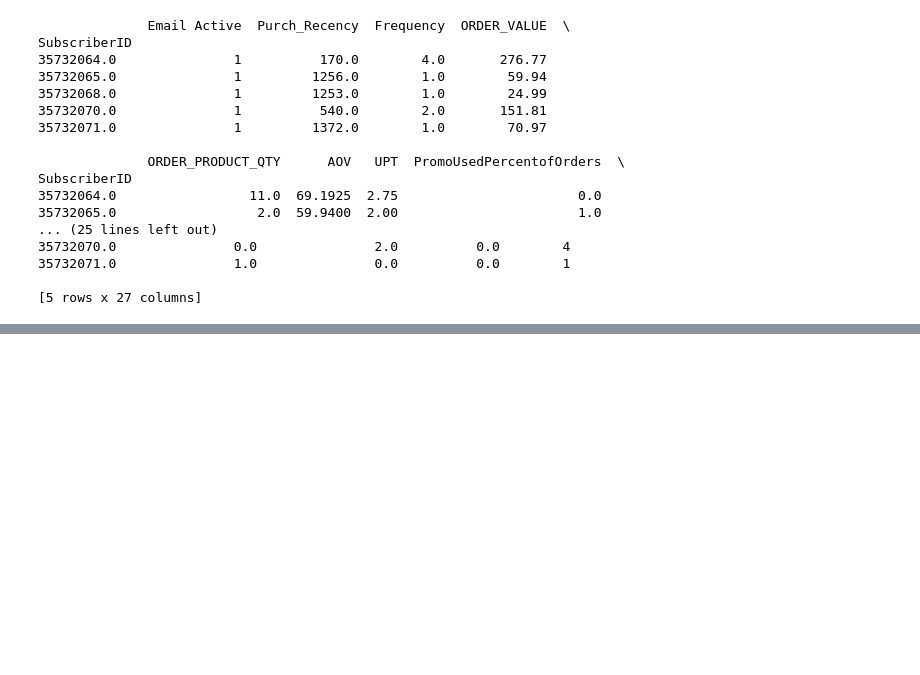
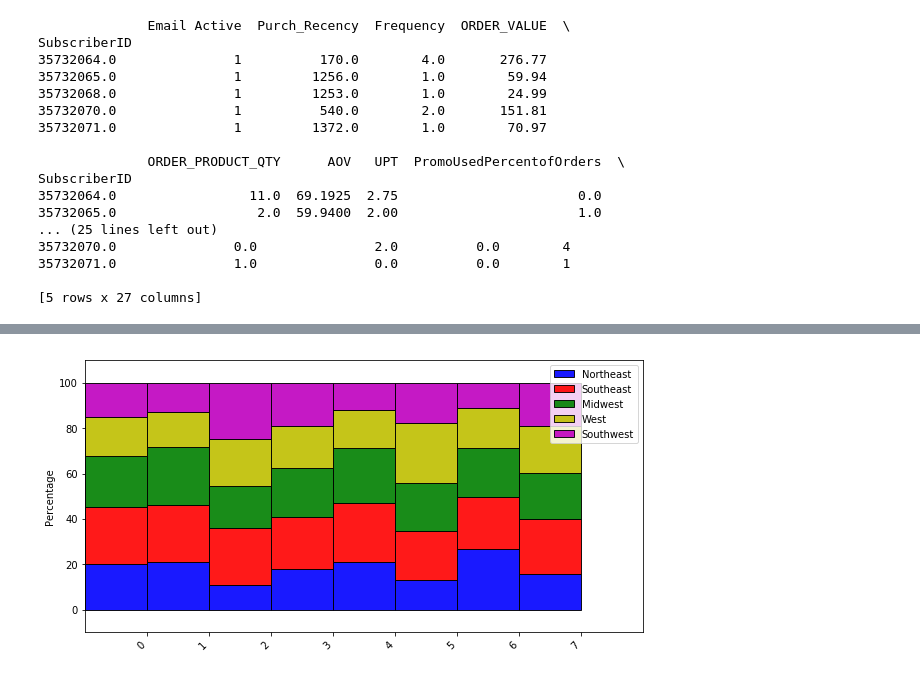
Before and after one commit to juliannarenaud/springboarddatasciencecourse, a Jupyter notebook: Project 2 Milestone Report.ipynb, the cells around one changed output, grey strips where cells are left out. Cells and saved outputs as stored; diff of their text form; code cells hidden in the pictures; blank space fills up the shorter version.

```diff
--- a/Project 2 Milestone Report.ipynb
+++ b/Project 2 Milestone Report.ipynb
@@ -2624,0 +2840,5 @@ df.to_csv(r'C:\Users\jrenaud\Documents\Springboard\Project 2\Data Outputs\\buyer
+# %%
+#Compare regional data by cluster
+df_region = df[['Northeast Region', 'Southeast Region', 'Midwest Region', 'West Region', 'Southwest Region', 'cluster']].copy()
+df_region = df_region.groupby('cluster').sum().reset_index()
+print(df_region)
@@ -2624,0 +2865,35 @@ df.to_csv(r'C:\Users\jrenaud\Documents\Springboard\Project 2\Data Outputs\\buyer
+# %%
+df_region['cluster'] = df_region['cluster'].astype(str)
+
+f, ax = plt.subplots(1, figsize=(10,5))
+bar_width = 1
+
+bar_l = [i for i in range(len(df_region['Northeast Region']))]
+tick_pos = [i+(bar_width/2) for i in bar_l]
+totals = [i + j + k + l + m for i,j,k,l,m in zip(df_region['Northeast Region'], df_region['Southeast Region'],
+                                               df_region['Midwest Region'], df_region['West Region'],
+                                               df_region['Southwest Region'])]
+ne = [i/j * 100 for i,j in zip(df_region['Northeast Region'], totals)]
+se = [i/j * 100 for i,j in zip(df_region['Southeast Region'], totals)]
+mid = [i/j * 100 for i,j in zip(df_region['Midwest Region'], totals)]
+we = [i/j * 100 for i,j in zip(df_region['West Region'], totals)]
+sw = [i/j * 100 for i,j in zip(df_region['Southwest Region'], totals)]
+
+ax.bar(bar_l, ne, label ='Northeast', alpha=0.9, color='b', width=bar_width, edgecolor='k')
+ax.bar(bar_l, se, bottom=ne, label ='Southeast', alpha=0.9, color='r', width=bar_width, edgecolor='k')
+ax.bar(bar_l, mid, bottom=[i+j for i,j in zip(ne, se)], label ='Midwest', alpha=0.9, color='g', width=bar_width, edgecolor='k')
+ax.bar(bar_l, we, bottom=[i+j+k for i,j,k in zip(ne, se, mid)], label ='West', alpha=0.9, color='y', width=bar_width, edgecolor='k')
+ax.bar(bar_l, sw, bottom=[i+j+k+l for i,j,k,l in zip(ne, se, mid, we)], label ='Southwest', alpha=0.9, color='m', width=bar_width, edgecolor='k')
+
+plt.xticks(tick_pos, df_region['cluster'])
+ax.set_ylabel("Percentage")
+ax.set_xlabel("")
+
+plt.xlim([min(tick_pos)-bar_width, max(tick_pos)+bar_width])
+plt.ylim(-10, 110)
+
+plt.setp(plt.gca().get_xticklabels(), rotation=45, horizontalalignment='right')
+plt.legend()
+plt.show()
+# %% [output]
+[figure, added]
```
Also changed, not shown: parts of 19 cells of this notebook, 1 other file.
